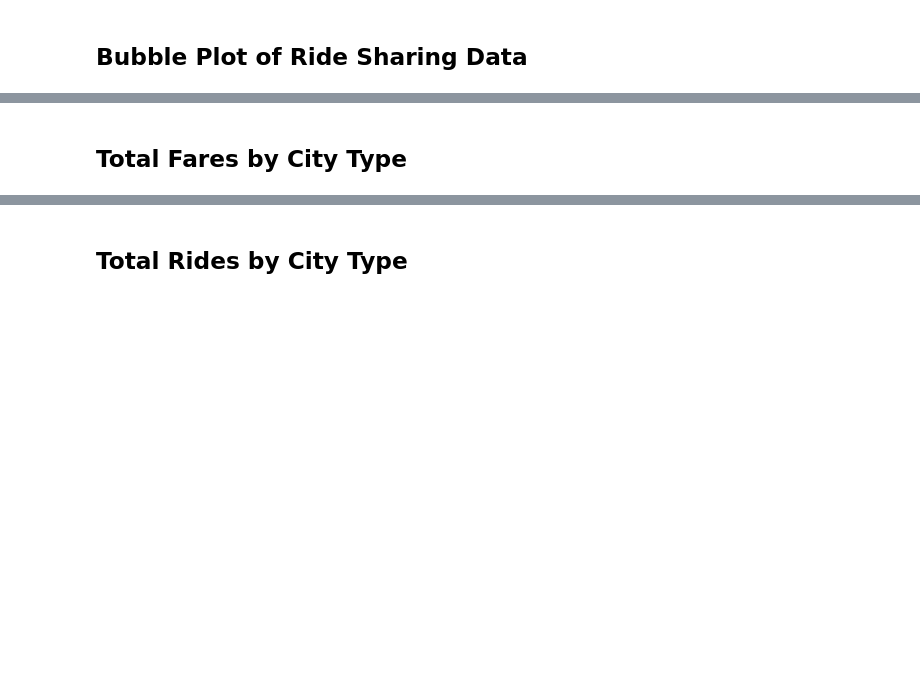
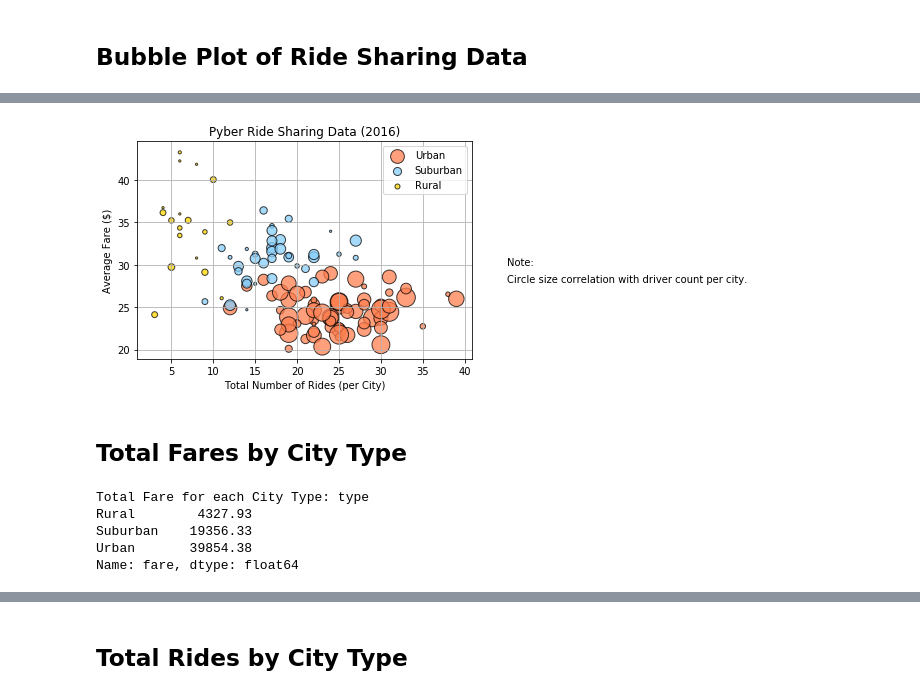
Before and after one commit to kaushiksamaddar/UTAUSTIN-DS-Assignments, a Jupyter notebook: Matplotlib/Pyber/pyber_starter.ipynb, the cells around one changed output, grey strips where cells are left out. Cells and saved outputs as stored; diff of their text form; code cells hidden in the pictures; blank space fills up the shorter version.

Commit message:
Committed assignment on Matplotlib - Pyber

```diff
--- a/Matplotlib/Pyber/pyber_starter.ipynb
+++ b/Matplotlib/Pyber/pyber_starter.ipynb
@@ -51,7 +44,7 @@ Bradshawfurt     10
 Name: ride_id, dtype: int64
 # %%
 #Total no. of drivers per city
-totalDriversPerCity = pyberDataDF_gby_city['driver_count'].unique()
+totalDriversPerCity = pyberDataDF_gby_city['driver_count'].mean()
 totalDriversPerCity.head()
 # %% [output]
 city
@@ -89,0 +78,14 @@ plt.show()
+# %%
+# Obtain the x and y coordinates for each of the three city types
+#The 3 city types are Urban, Suburban and Rural.
+#Each city is marked with Average Fare, Total no. of drivers and Total no. of rides.
+#Develop a City DataFrame that displays all these information
+
+city_dict = {
+    "Average Fare":averageFarePerCity,
+    "Number of drivers":totalDriversPerCity,
+    "Number of rides":totalRidesPerCity,
+    "City Type":cityList
+}
+city_df = pd.DataFrame(city_dict)
+city_df.head(10)
@@ -90,2 +105,39 @@ plt.show()
+# %%
+# Build the scatter plots for each city types
+# The plot would be on Average Fare against the Number of rides.
+# y - axis : Average Fare
+# x - axis : Total number of Rides(Per city)
+
+def constructScatterPlot(cityType, faceColorType):
+    '''
+        Collect the data for the City types and construct the Scatter Plots
+    '''
+    cityTypeDF = city_df.loc[city_df['City Type'] == cityType]
+    plt.scatter(x=cityTypeDF['Number of rides'], y=cityTypeDF['Average Fare'], s=cityTypeDF['Number of drivers']*5,
+            edgecolors='black', label=cityType, facecolors = faceColorType, alpha = 0.75, linewidth=1.0)
+
+# Construct the Scatter Plots for the City Types
+constructScatterPlot('Urban', 'Coral')
+constructScatterPlot('Suburban', 'LightSkyBlue')
+constructScatterPlot('Rural', 'Gold')
+
+# Incorporate the other graph properties - Grid, Title, X and Y Label
+plt.grid()
+plt.title('Pyber Ride Sharing Data (2016)')
+plt.xlabel('Total Number of Rides (per City)')
+plt.ylabel('Average Fare ($)')
+
+# Create a legend
+plt.legend(loc = "best")
+
+# Incorporate a text label regarding circle size
+plt.text(45, 30, 'Note:')
+plt.text(45, 28, 'Circle size correlation with driver count per city.', fontsize=10)
+
+# Save Figure
+plt.savefig("pyber_ride_sharing_data.png")
+plt.show()
+# %% [output]
+[figure, added]
 # %% [markdown]
 ## Total Fares by City Type
@@ -100,0 +144,11 @@ plt.show()
+# %%
+#Calculate Fare Percents
+#To calculate %Fare, Total Fare per City Type needs to be computed.
+totalFareByCityType = pyberDataDF.groupby('type')['fare'].sum()
+print(f"Total Fare for each City Type: {totalFareByCityType}")
+# %% [output]
+Total Fare for each City Type: type
+Rural        4327.93
+Suburban    19356.33
+Urban       39854.38
+Name: fare, dtype: float64
```
Also changed, not shown: parts of 20 cells of this notebook, 4 other files.
